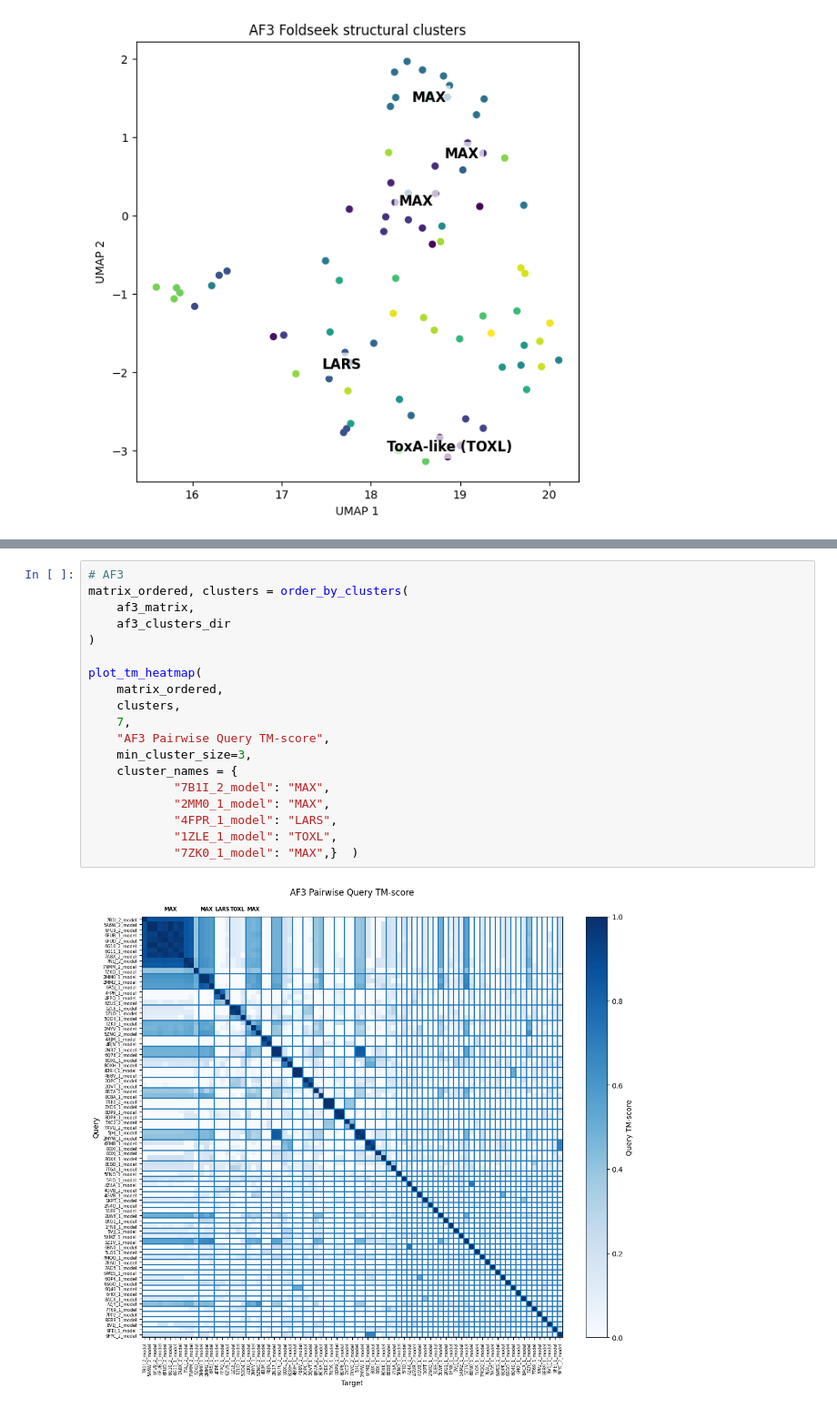
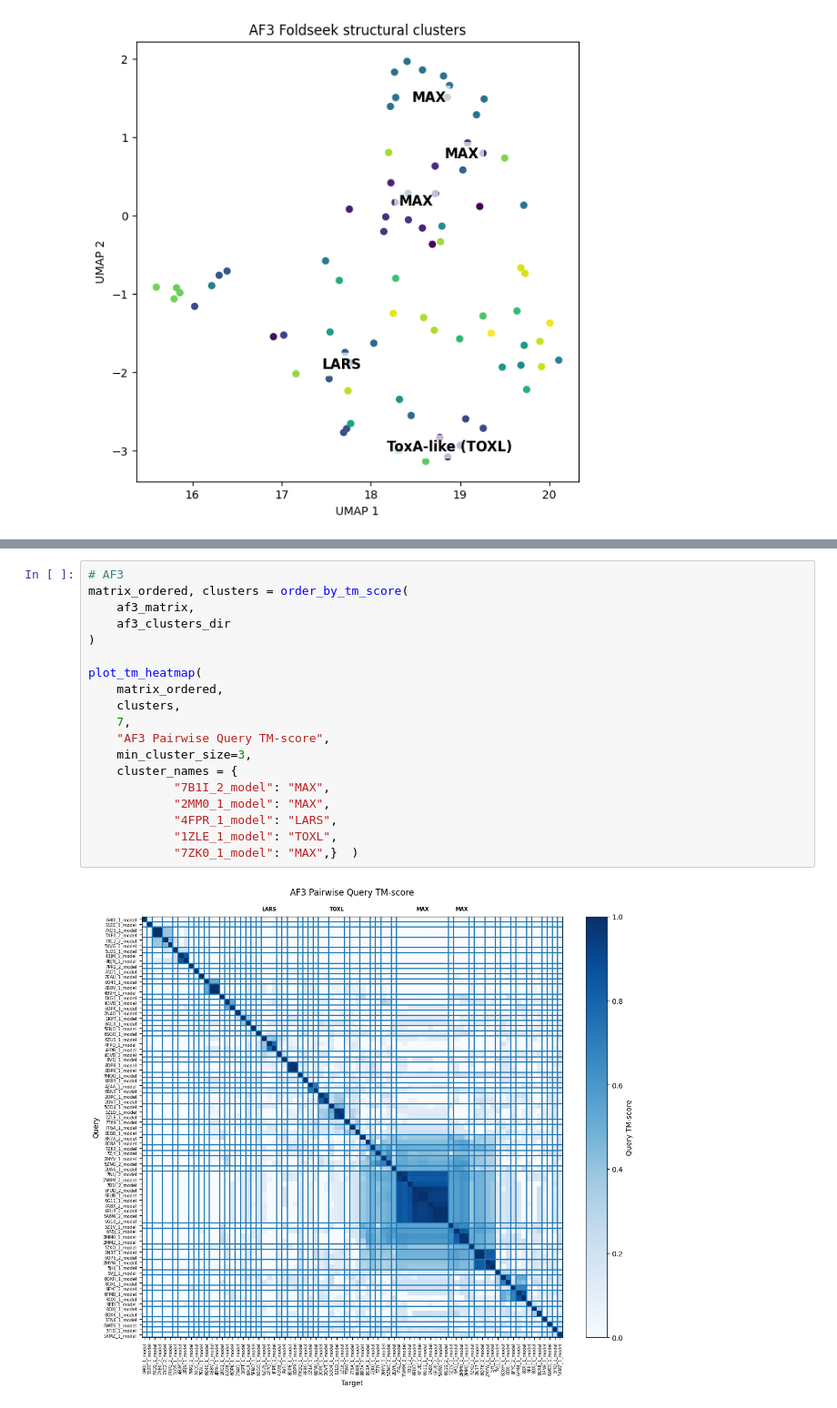
Before and after one commit to Rachel-Oei/Effector-Structure-Prediction, a Jupyter notebook: 06_clustering/umap.ipynb, the cells around one changed output, grey strips where cells are left out. Shown at 91% size. Cells and saved outputs as stored; diff of their text form.

```diff
--- a/06_clustering/umap.ipynb
+++ b/06_clustering/umap.ipynb
@@ -139,21 +139,21 @@ plot_tm_heatmap(
 # %%
 # AF3
-matrix_ordered, clusters = order_by_clusters(
+matrix_ordered, clusters = order_by_tm_score(
     af3_matrix,
     af3_clusters_dir
 )
 
 plot_tm_heatmap(
     matrix_ordered,
     clusters,
     7,
     "AF3 Pairwise Query TM-score",
     min_cluster_size=3,
     cluster_names = {
             "7B1I_2_model": "MAX",
             "2MM0_1_model": "MAX",
             "4FPR_1_model": "LARS",
             "1ZLE_1_model": "TOXL",
             "7ZK0_1_model": "MAX",}  )
 # %% [output]
-[figure, old version]
+[figure, new version]
```
Also changed, not shown: parts of 4 cells of this notebook, 2 other files.
